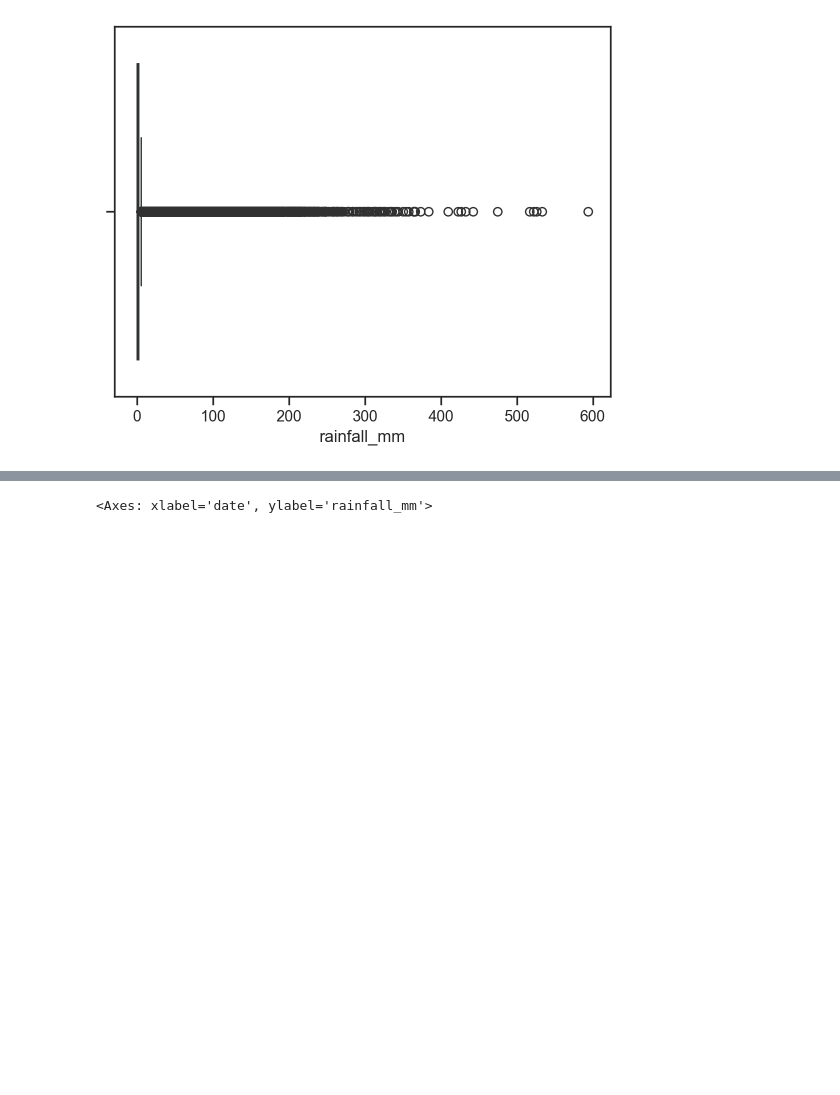
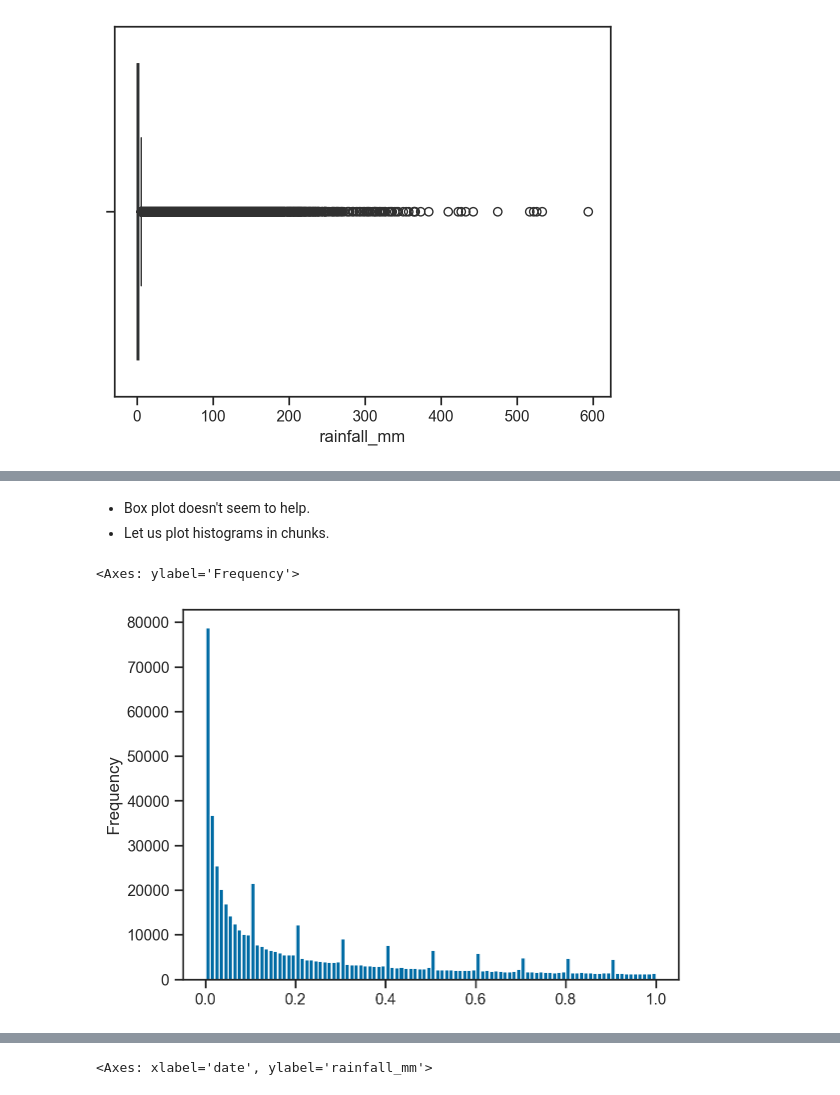
Before and after one commit to Bomma-Pranay/Satsure, a Jupyter notebook: src/Exploratory Data Analysis.ipynb, the cells around one changed output, grey strips where cells are left out. Cells and saved outputs as stored; diff of their text form; code cells hidden in the pictures; blank space fills up the shorter version.

```diff
--- a/src/Exploratory Data Analysis.ipynb
+++ b/src/Exploratory Data Analysis.ipynb
@@ -161,0 +208,9 @@ sns.violinplot(df_MH_precipitation['rainfall_mm'], orient='h')
+# %% [markdown]
+- Box plot doesn't seem to help.
+- Let us plot histograms in chunks.
+# %%
+mask = (df_MH_precipitation['rainfall_mm'] > 0) & (df_MH_precipitation['rainfall_mm'] < 1)
+df_MH_precipitation[mask]['rainfall_mm'].plot.hist(bins=100)
+# %% [output]
+<Axes: ylabel='Frequency'>
+[figure, added]
```
Also changed, not shown: parts of 23 cells of this notebook.
